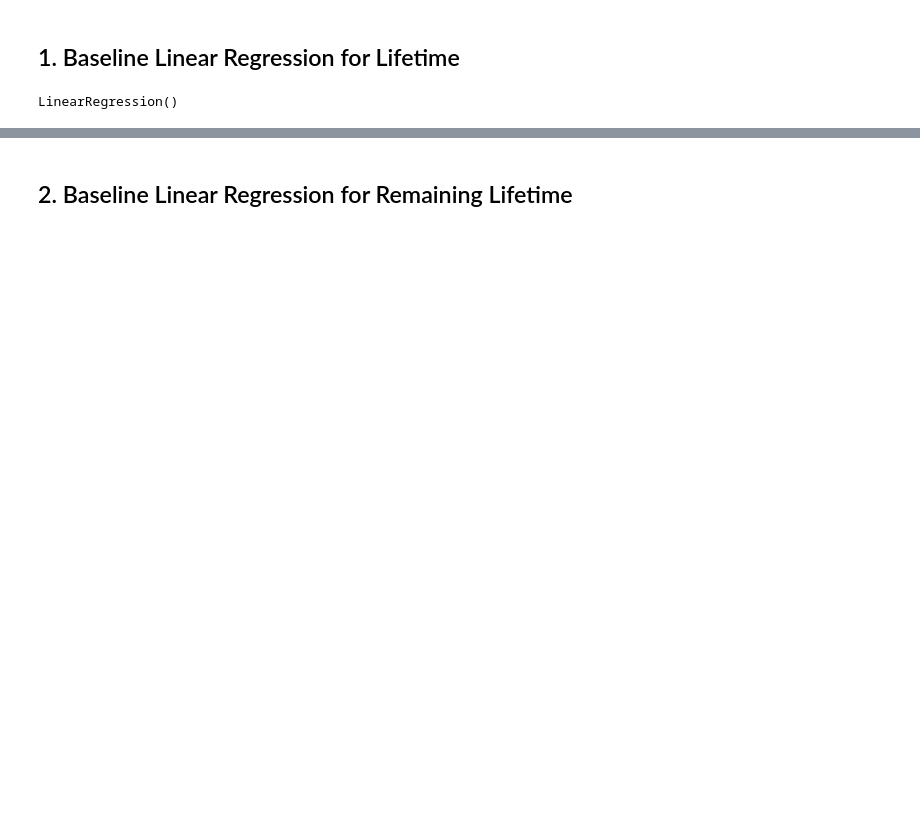
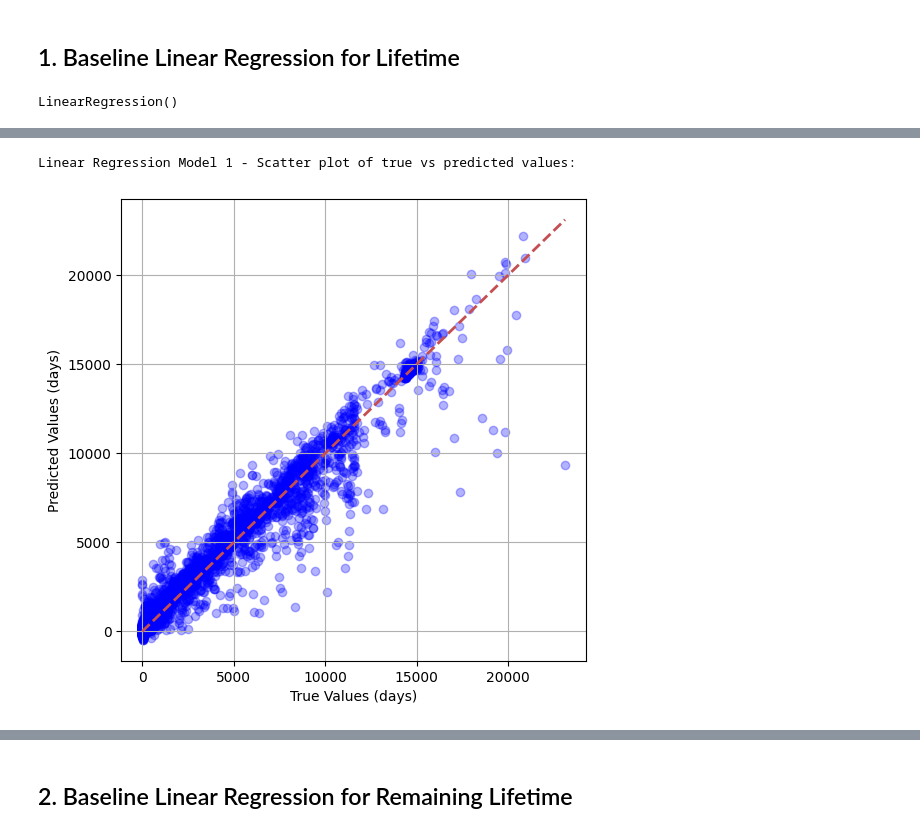
Before and after one commit to brianna404/BA_SpaceDebrisLifetimePrediction, a Jupyter notebook: Code/LifetimePrediction1_LinReg.ipynb, the cells around one changed output, grey strips where cells are left out. Drawn from its saved outputs; the diff is of its cells as text; code cells hidden in the pictures; blank space fills up the shorter version.

```diff
--- a/Code/LifetimePrediction1_LinReg.ipynb
+++ b/Code/LifetimePrediction1_LinReg.ipynb
@@ -166,3 +81,23 @@ def calculate_threshold_metrics(y_test, y_pred):
 
     results_df = pd.DataFrame(results_dict)
     return results_df
+# %%
+# function to show scatter plot of true vs predicted values
+def scatter_plot_evaluation(y_true, y_pred, xlabel="True Values (days)", ylabel="Predicted Values (days)"):
+    """
+    Visualize the evaluation of predictions against true values using a scatter plot.
+
+    Parameters:
+    - y_true: Ground truth values (array-like or pandas Series).
+    - y_pred: Predicted values (array-like or pandas Series).
+    - xlabel: Label for the x-axis (default is "True Values (days)").
+    - ylabel: Label for the y-axis (default is "Predicted Values (days)").
+    """
+    plt.style.use('default')
+    plt.figure(figsize=(6, 6))
+    plt.scatter(y_true, y_pred, alpha=0.3, color="blue")
+    plt.xlabel(xlabel)
+    plt.ylabel(ylabel)
+    plt.plot([y_true.min(), y_true.max()], [y_true.min(), y_true.max()], 'r--', lw=2)
+    plt.grid(True)
+    plt.show()
@@ -174,10 +201,10 @@ train_df = pd.read_csv("../Data/ModelInput/TrainPreprocessed.csv")
 test_df = pd.read_csv("../Data/ModelInput/TestPreprocessed.csv")
 # %%
 # separate features and label
-X_train1 = train_df.drop(columns=["LIFETIME", "REMAINING_LIFETIME"])
+X_train1 = train_df.drop(columns=["LIFETIME", "REMAINING_LIFETIME", "NORAD_CAT_ID"])
 y_train1 = train_df["LIFETIME"]
 
-X_test1 = test_df.drop(columns=["LIFETIME", "REMAINING_LIFETIME"])
+X_test1 = test_df.drop(columns=["LIFETIME", "REMAINING_LIFETIME", "NORAD_CAT_ID"])
 y_test1 = test_df["LIFETIME"]
 # %%
 # train linear regressor
@@ -230,0 +240,7 @@ print(calculate_threshold_metrics(y_test1, y_pred1))
+# %%
+# show scatter plot
+print("Linear Regression Model 1 - Scatter plot of true vs predicted values:")
+scatter_plot_evaluation(y_test1, y_pred1)
+# %% [output]
+Linear Regression Model 1 - Scatter plot of true vs predicted values:
+[figure, added]
```
Also changed, not shown: parts of 24 cells of this notebook, 59 other files.
